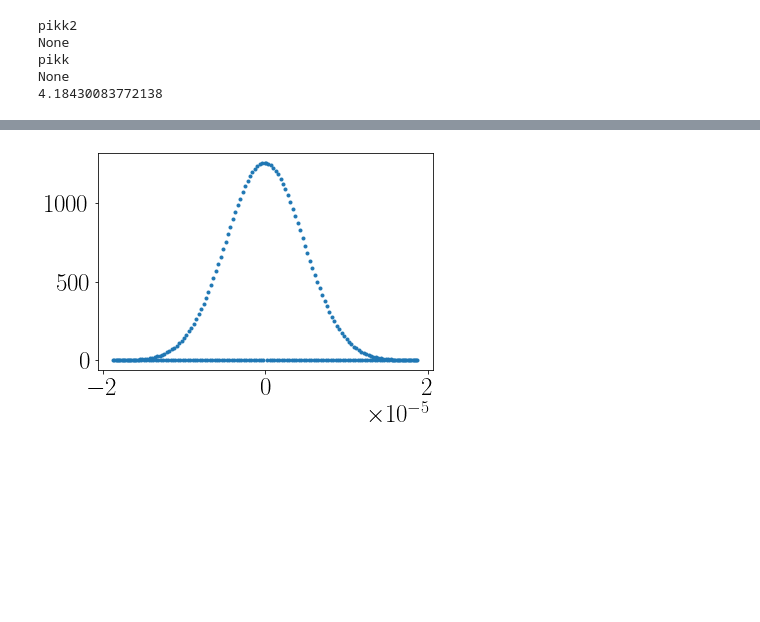
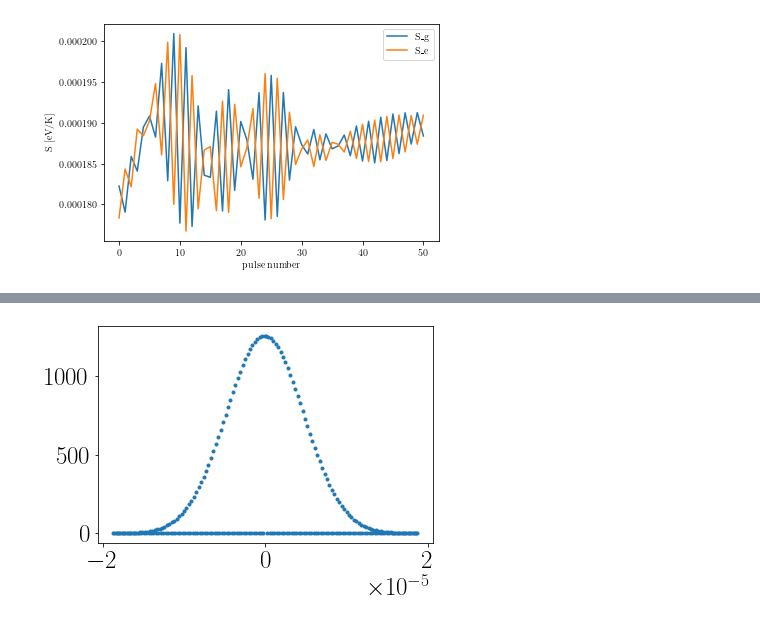
Before and after one commit to Yanaiski/master_thesis, a Jupyter notebook: 04_cmt_tensor.ipynb, the cells around one changed output, grey strips where cells are left out. Cells and saved outputs as stored; diff of their text form; code cells hidden in the pictures; blank space fills up the shorter version.

```diff
--- a/04_cmt_tensor.ipynb
+++ b/04_cmt_tensor.ipynb
@@ -16,12 +20,2 @@ import time
 rc('font',**{'family':'serif','serif':['Computer Modern'], 'size':25})
 rc('text', usetex=True)
-# %%
-e = 1.6e-19 #coulomb
-h = 6.63e-34 *1e12/ e #eV ps
-hbar = 1
-hbar_eV = 6.582e-16 * 1e12 #eV ps, hbar divided by eV
-c = 3e8 * 1e-10 # cm/ps
-k = 8.617e-5 # [eV K^-1] Boltzmann's constant
-
-wavelength = 243e-7 #cm
-energy_splitting =  h*c/wavelength
@@ -389,13 +50,24 @@ Total run time:  42.88s
-# %%
-print(system.get_entropy(system.saved_states[0]))
-print(system.get_entropy())
-N_g,N_e,N = system.get_states(system.saved_states[0].unit())
-selector = N > 0
-entropy = np.sum(-np.asarray(N[selector])*np.log(np.asarray(N[selector])))
-print(entropy)
-# %% [output]
-pikk2
-None
-pikk
-None
-4.18430083772138
+# %%
+def get_entropy(system,states):
+        N_g,N_e,N = system.get_states(states.unit())
+        selector_g = N_g > 0
+        selector_e = N_e > 0
+        selector_t = N > 0
+        S_g = k*np.sum(-np.asarray(N_g[selector_g])*np.log(np.asarray(N_g[selector_g]))) # eV/K
+        S_e = k*np.sum(-np.asarray(N_e[selector_e])*np.log(np.asarray(N_e[selector_e]))) # eV/K
+        S_t = k*np.sum(-np.asarray(N[selector_t])*np.log(np.asarray(N[selector_t]))) # eV/K
+        return S_g,S_e,S_t
+
+entropy = np.asarray([get_entropy(system,states) for states in system.saved_states])
+pulses_arr = np.arange(51)
+# %%
+plt.plot(pulses_arr,entropy[:,0],label="S_g")
+plt.plot(pulses_arr,entropy[:,1],label="S_e")
+#plt.plot(pulses_arr,entropy[:,2],label="pseudo S")
+plt.legend()
+plt.xlabel("pulse number")
+plt.ylabel("S [eV/K]")
+#plt.savefig("./figures/nov_2022/entropy_50pulses_3.jpg",bbox_inches="tight")
+plt.show()
+# %% [output]
+[figure, added]
```
Also changed, not shown: parts of 9 cells of this notebook, 2 other files.
